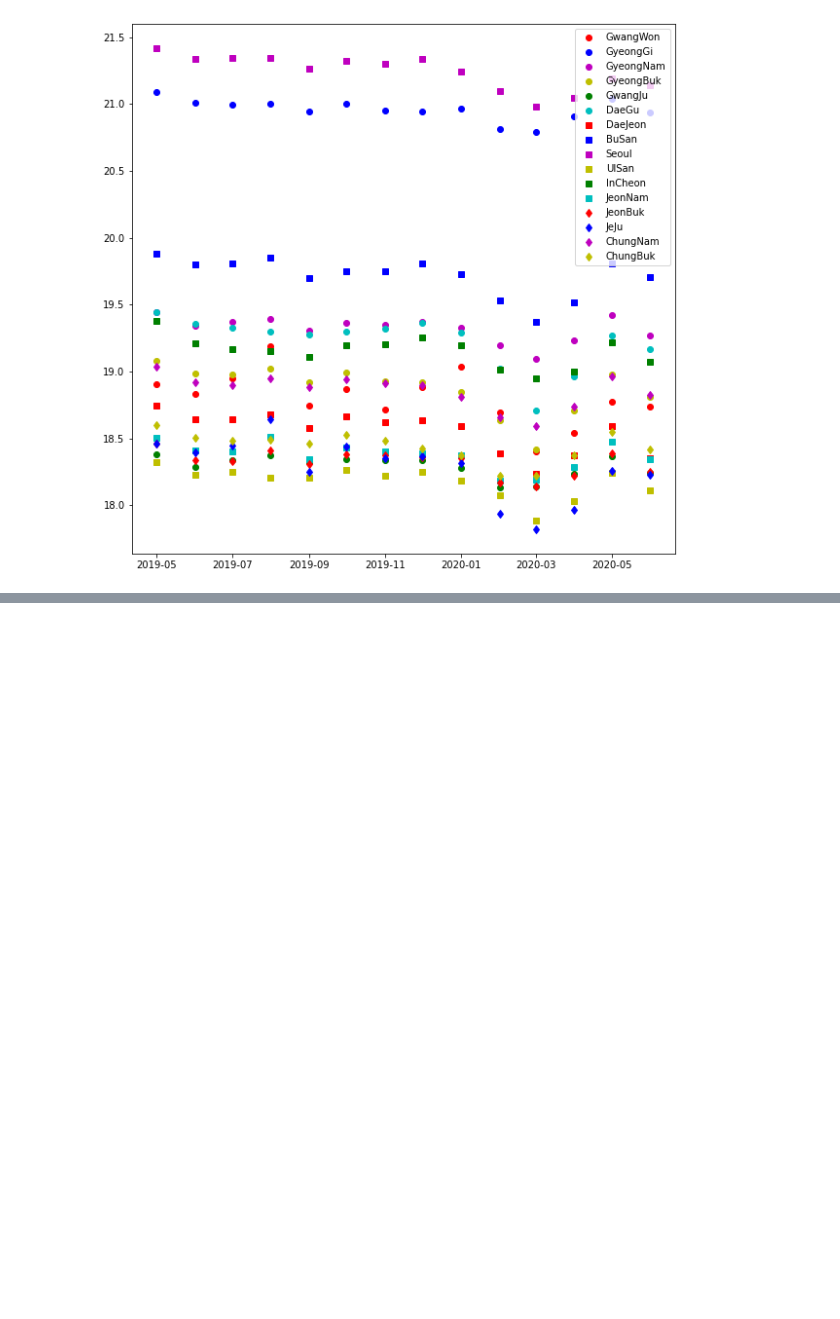
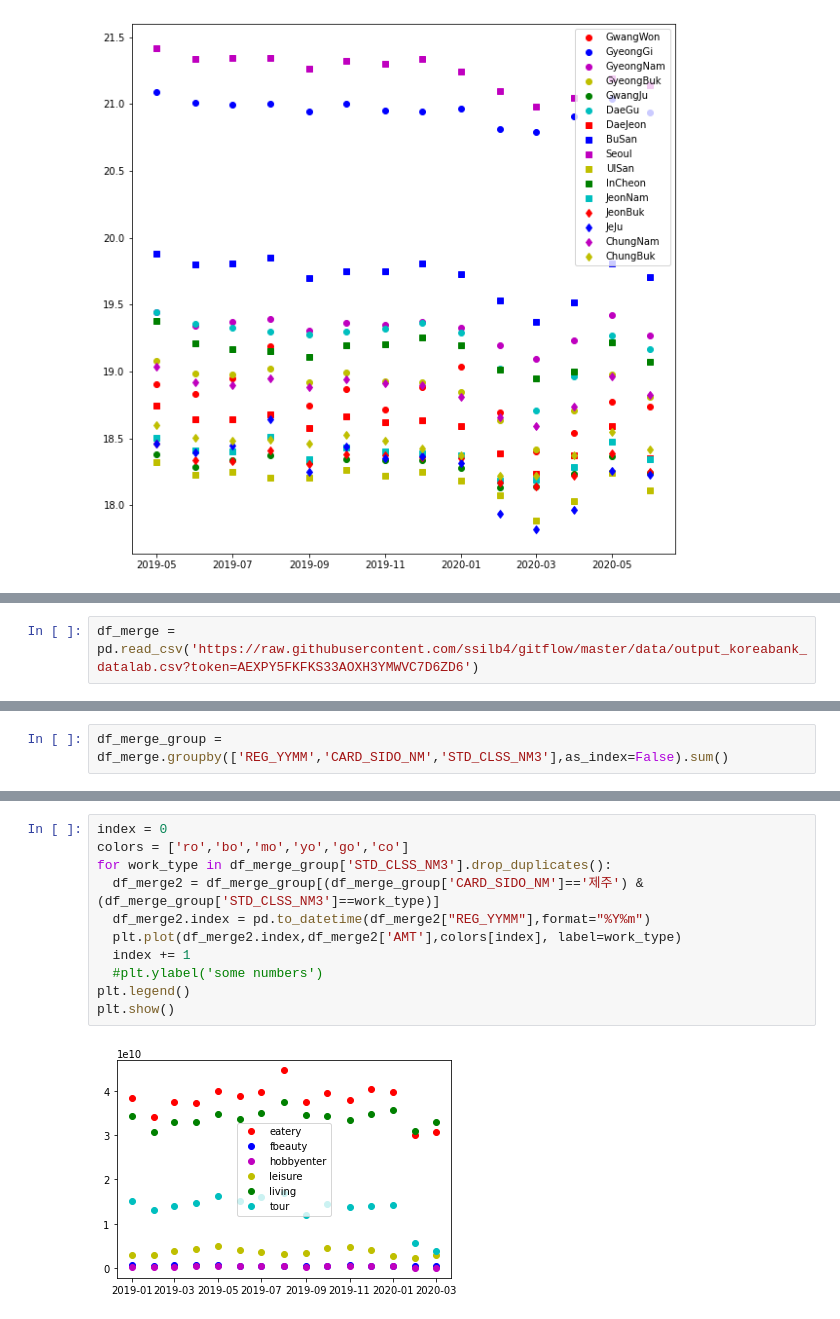
Before and after one commit to ssilb4/colab, a Jupyter notebook: jeju_datalab.ipynb, the cells around one changed output, grey strips where cells are left out. Saved outputs shown, nothing was run; the diff lists cells and outputs as text; blank space fills up the shorter version.

```diff
--- a/jeju_datalab.ipynb
+++ b/jeju_datalab.ipynb
@@ -160,0 +98,2 @@ temp = temp.groupby(['REG_YYMM', 'CARD_SIDO_NM', 'STD_CLSS_NM']).sum().reset_ind
+# %%
+df_merge = pd.read_csv('https://raw.githubusercontent.com/ssilb4/gitflow/master/data/output_koreabank_datalab.csv?token=AEXPY5FKFKS33AOXH3YMWVC7D6ZD6')
@@ -160,0 +116,2 @@ temp = temp.groupby(['REG_YYMM', 'CARD_SIDO_NM', 'STD_CLSS_NM']).sum().reset_ind
+# %%
+df_merge_group = df_merge.groupby(['REG_YYMM','CARD_SIDO_NM','STD_CLSS_NM3'],as_index=False).sum()
@@ -160,0 +134,13 @@ temp = temp.groupby(['REG_YYMM', 'CARD_SIDO_NM', 'STD_CLSS_NM']).sum().reset_ind
+# %%
+index = 0
+colors = ['ro','bo','mo','yo','go','co']
+for work_type in df_merge_group['STD_CLSS_NM3'].drop_duplicates():
+  df_merge2 = df_merge_group[(df_merge_group['CARD_SIDO_NM']=='제주') & (df_merge_group['STD_CLSS_NM3']==work_type)]
+  df_merge2.index = pd.to_datetime(df_merge2["REG_YYMM"],format="%Y%m")
+  plt.plot(df_merge2.index,df_merge2['AMT'],colors[index], label=work_type)
+  index += 1
+  #plt.ylabel('some numbers')
+plt.legend()
+plt.show()
+# %% [output]
+[figure, added]
```
Also changed, not shown: parts of 21 cells of this notebook.
